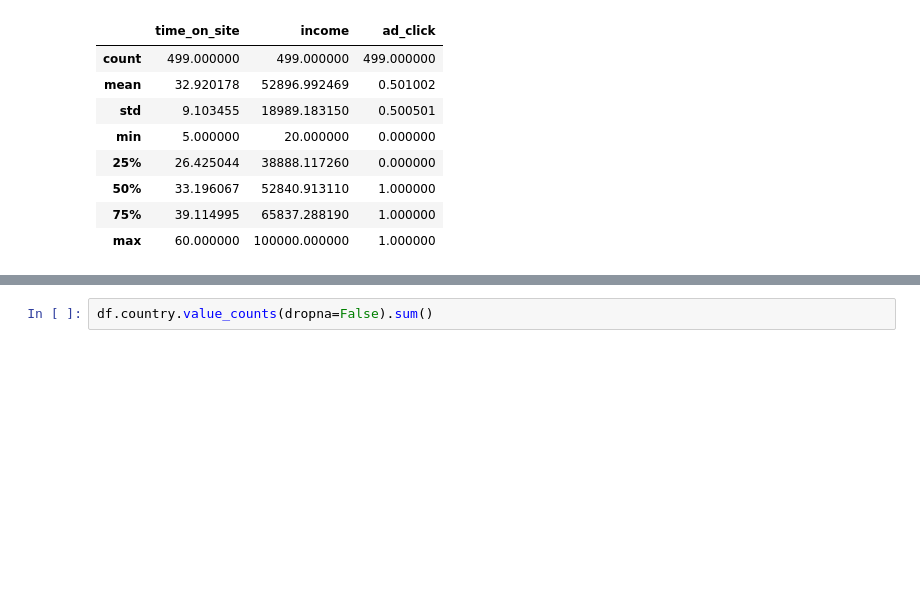
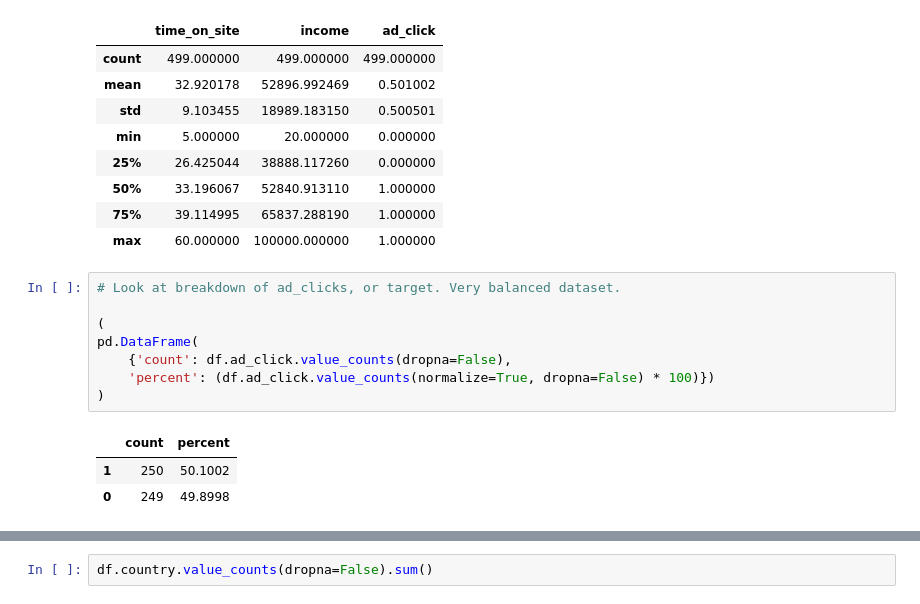
Before and after one commit to faithkane3/ds-methodologies-exercises, a Jupyter notebook: classification/ML Classification Package/3. Logisitic Regression/Predict Customer clicks on FB ads.ipynb, the cells around one changed output, grey strips where cells are left out. Saved outputs shown, nothing was run; the diff lists cells and outputs as text; blank space fills up the shorter version.

```diff
--- a/classification/ML Classification Package/3. Logisitic Regression/Predict Customer clicks on FB ads.ipynb
+++ b/classification/ML Classification Package/3. Logisitic Regression/Predict Customer clicks on FB ads.ipynb
@@ -91,6 +91,18 @@ df.describe()
 | 50% | 33.196067 | 52840.913110 | 1.000000 |
 | 75% | 39.114995 | 65837.288190 | 1.000000 |
 | max | 60.000000 | 100000.000000 | 1.000000 |
+# %%
+# Look at breakdown of ad_clicks, or target. Very balanced dataset.
+
+(
+pd.DataFrame(
+    {'count': df.ad_click.value_counts(dropna=False),
+    'percent': (df.ad_click.value_counts(normalize=True, dropna=False) * 100)})
+)
+# %% [output]
+|  | count | percent |
+| 1 | 250 | 50.1002 |
+| 0 | 249 | 49.8998 |
 # %%
 # This is some pretty perfect data...
 
```
Also changed, not shown: parts of 5 cells of this notebook.
